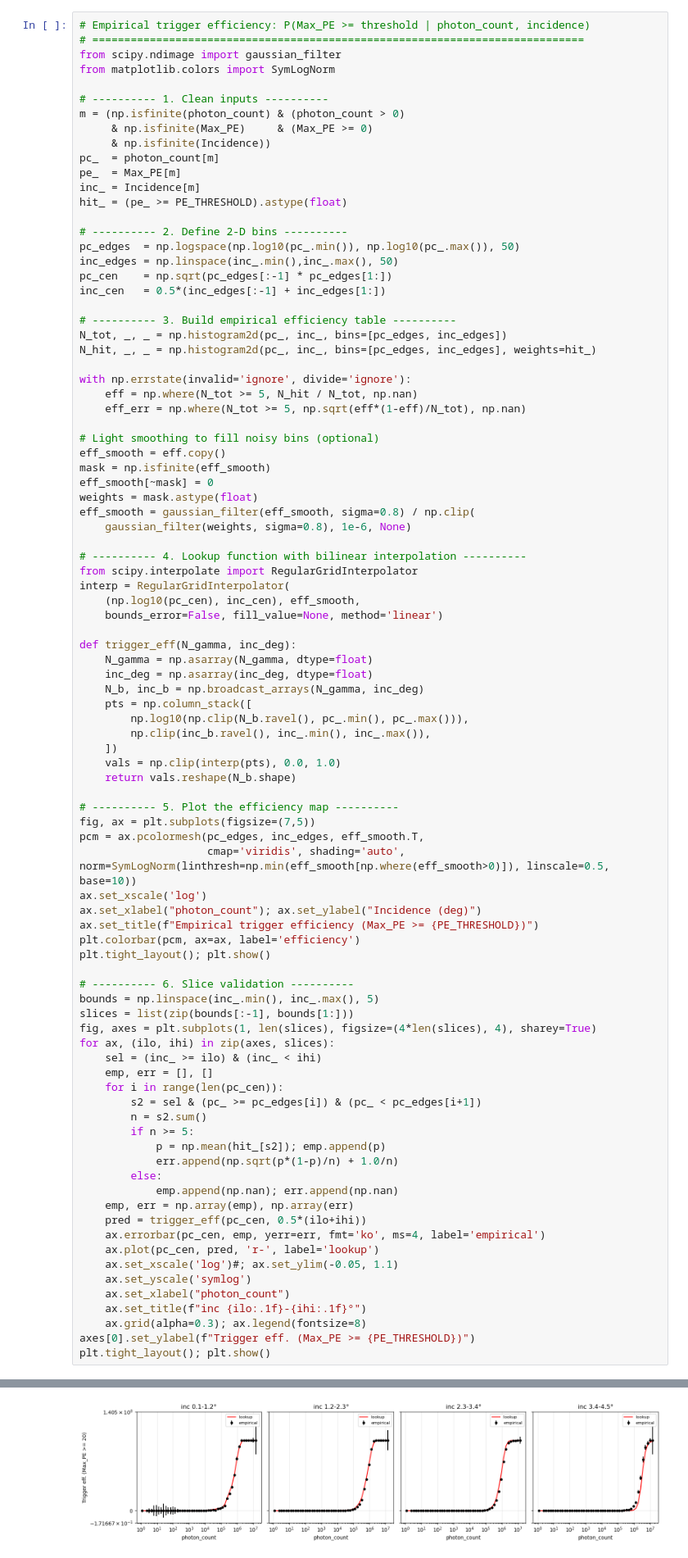
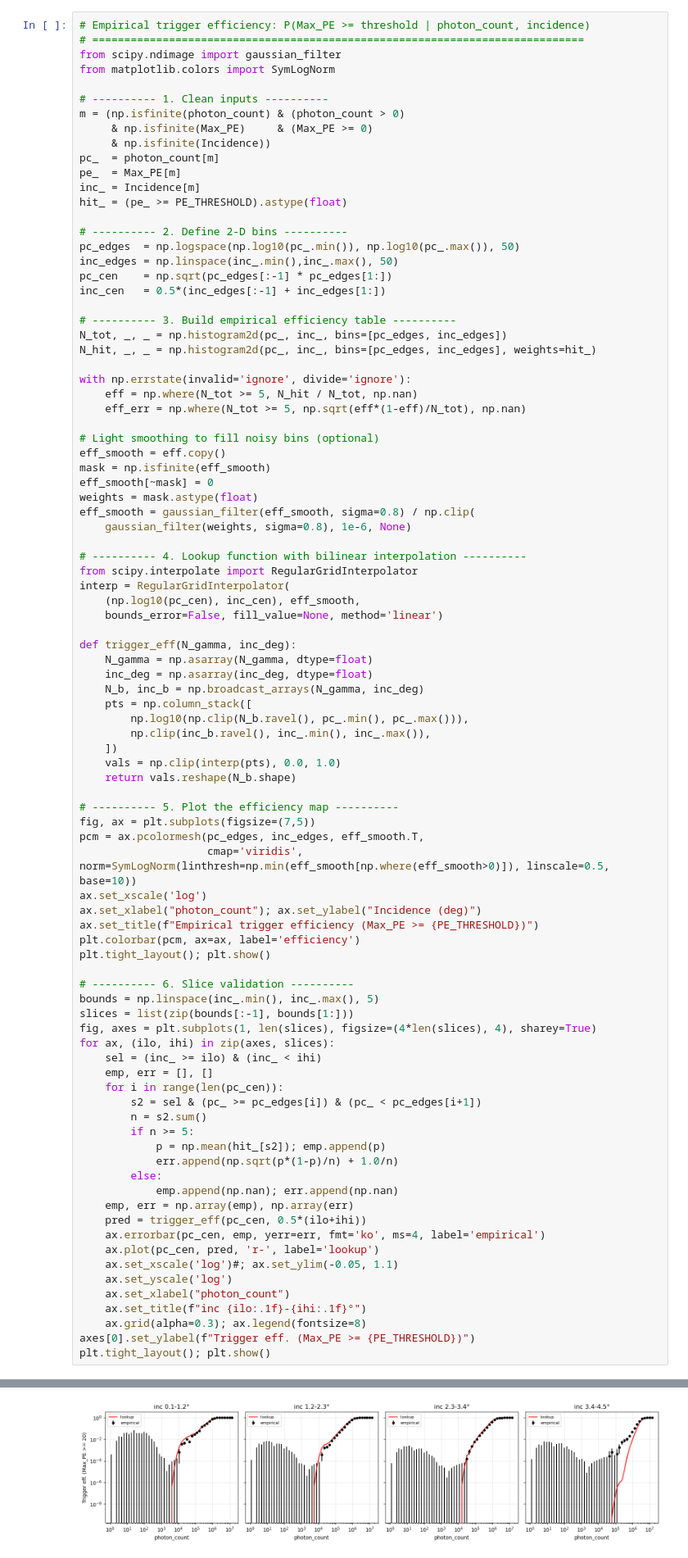
Before and after one commit to Teikiet/Muon_Trinity, a Jupyter notebook: analysis/Demonstrator_Muon_flux_v4_test.ipynb, the cells around one changed output, grey strips where cells are left out. Shown at 82% size. Drawn from its saved outputs; the diff is of its cells as text.

```diff
--- a/analysis/Demonstrator_Muon_flux_v4_test.ipynb
+++ b/analysis/Demonstrator_Muon_flux_v4_test.ipynb
@@ -311,7 +305,7 @@ def trigger_eff(N_gamma, inc_deg):
 # ---------- 5. Plot the efficiency map ----------
 fig, ax = plt.subplots(figsize=(7,5))
 pcm = ax.pcolormesh(pc_edges, inc_edges, eff_smooth.T,
-                    cmap='viridis', shading='auto', norm=SymLogNorm(linthresh=np.min(eff_smooth[np.where(eff_smooth>0)]), linscale=0.5, base=10))
+                    cmap='viridis', norm=SymLogNorm(linthresh=np.min(eff_smooth[np.where(eff_smooth>0)]), linscale=0.5, base=10))
 ax.set_xscale('log')
 ax.set_xlabel("photon_count"); ax.set_ylabel("Incidence (deg)")
 ax.set_title(f"Empirical trigger efficiency (Max_PE >= {PE_THRESHOLD})")
@@ -338,7 +332,7 @@ for ax, (ilo, ihi) in zip(axes, slices):
     ax.errorbar(pc_cen, emp, yerr=err, fmt='ko', ms=4, label='empirical')
     ax.plot(pc_cen, pred, 'r-', label='lookup')
     ax.set_xscale('log')#; ax.set_ylim(-0.05, 1.1)
-    ax.set_yscale('symlog')
+    ax.set_yscale('log')
     ax.set_xlabel("photon_count")
     ax.set_title(f"inc {ilo:.1f}-{ihi:.1f}°")
     ax.grid(alpha=0.3); ax.legend(fontsize=8)
@@ -349 +343 @@ plt.tight_layout(); plt.show()
-[figure, old version]
+[figure, new version]
```
Also changed, not shown: parts of 21 cells of this notebook, 18 other files.
